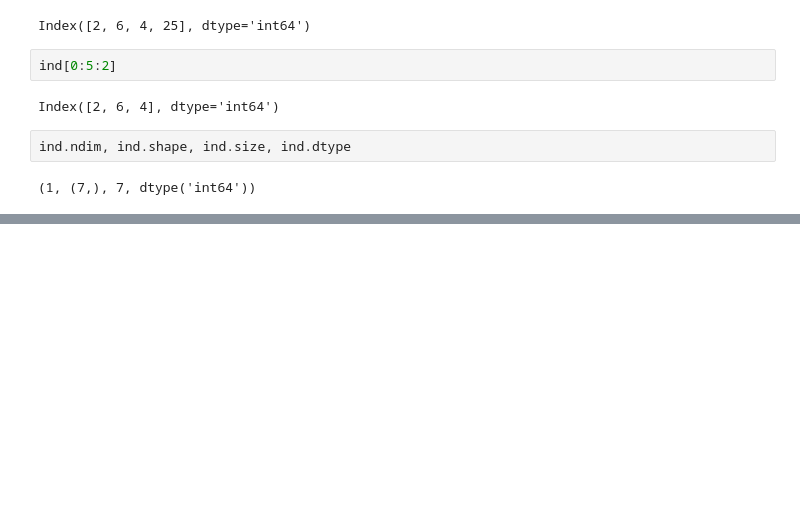
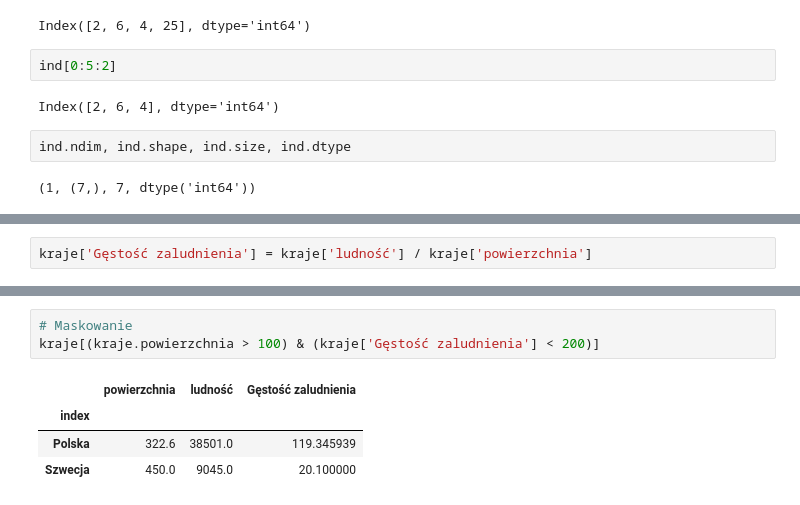
Before and after one commit to tomasz450/Analiza-danych-w-Python-2025-11-17-local, a Jupyter notebook: 3. Pandas/Pandas.ipynb, the cells around one changed output, grey strips where cells are left out. Saved outputs shown, nothing was run; the diff lists cells and outputs as text; blank space fills up the shorter version.

```diff
--- a/3. Pandas/Pandas.ipynb
+++ b/3. Pandas/Pandas.ipynb
@@ -588,0 +593,2 @@ kraje
+# %%
+kraje['Gęstość zaludnienia'] = kraje['ludność'] / kraje['powierzchnia']
@@ -588,0 +605,8 @@ kraje
+# %%
+# Maskowanie
+kraje[(kraje.powierzchnia > 100) & (kraje['Gęstość zaludnienia'] < 200)]
+# %% [output]
+|  | powierzchnia | ludność | Gęstość zaludnienia |
+| index |  |  |  |
+| Polska | 322.6 | 38501.0 | 119.345939 |
+| Szwecja | 450.0 | 9045.0 | 20.100000 |
```
Also changed, not shown: parts of 4 cells of this notebook.
